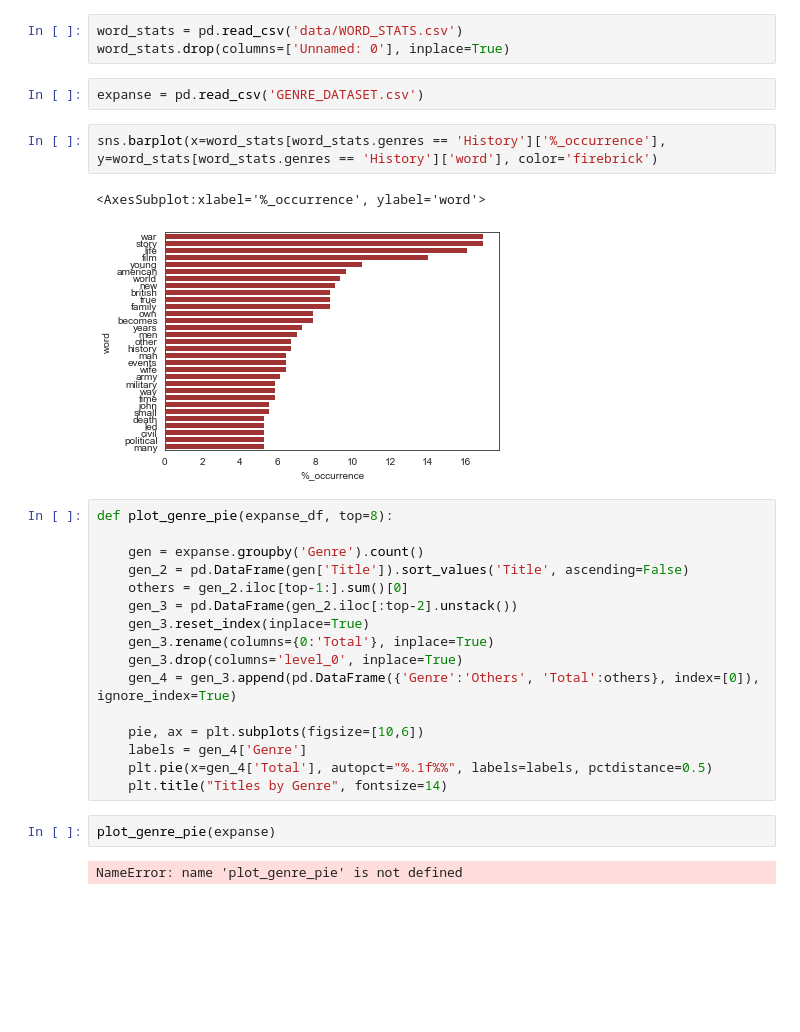
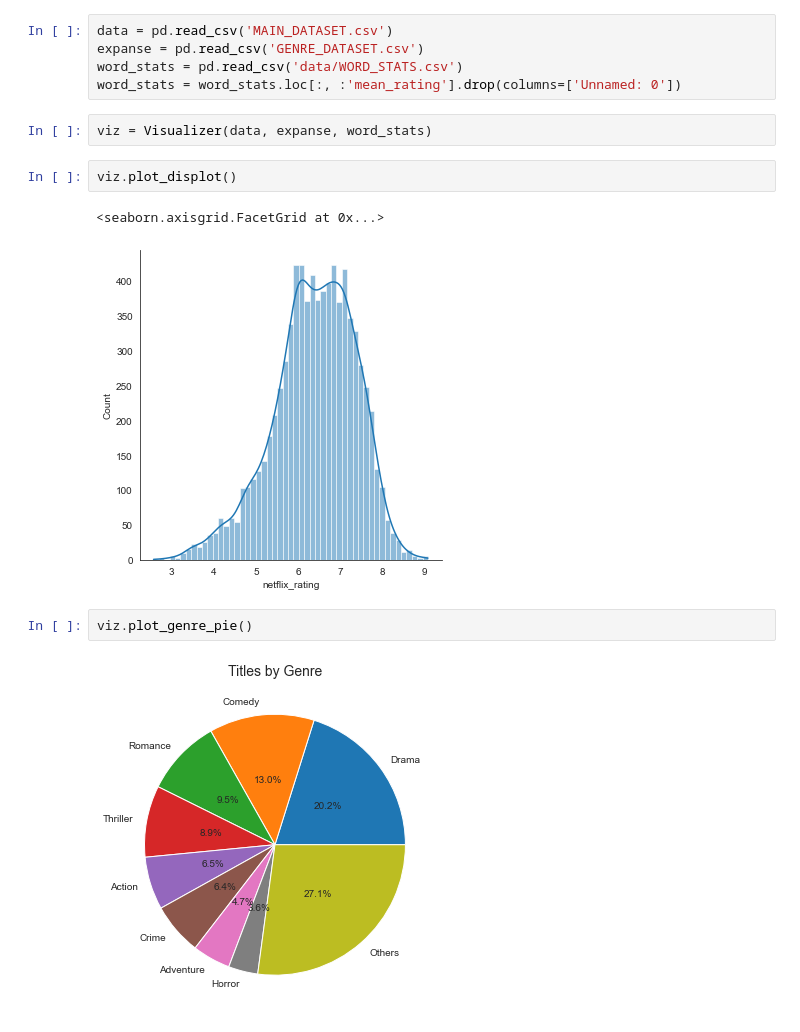
Before and after one commit to Garcipaldis/bridge_datascience_JorgeGarcia, a Jupyter notebook: EDA Project/visualization.ipynb, the cells around one changed output. Cells and saved outputs as stored; diff of their text form; blank space fills up the shorter version.

```diff
--- a/EDA Project/visualization.ipynb
+++ b/EDA Project/visualization.ipynb
@@ -9,30 +31,16 @@ sns.set_style("white")
 # %%
+data = pd.read_csv('MAIN_DATASET.csv')
+expanse = pd.read_csv('GENRE_DATASET.csv')
 word_stats = pd.read_csv('data/WORD_STATS.csv')
-word_stats.drop(columns=['Unnamed: 0'], inplace=True)
+word_stats = word_stats.loc[:, :'mean_rating'].drop(columns=['Unnamed: 0'])
-# %%
-expanse = pd.read_csv('GENRE_DATASET.csv')
-# %%
-sns.barplot(x=word_stats[word_stats.genres == 'History']['%_occurrence'], y=word_stats[word_stats.genres == 'History']['word'], color='firebrick')
-# %% [output]
-<AxesSubplot:xlabel='%_occurrence', ylabel='word'>
-[figure, removed]
-# %%
-def plot_genre_pie(expanse_df, top=8):
-
-    gen = expanse.groupby('Genre').count()
-    gen_2 = pd.DataFrame(gen['Title']).sort_values('Title', ascending=False)
-    others = gen_2.iloc[top-1:].sum()[0]
-    gen_3 = pd.DataFrame(gen_2.iloc[:top-2].unstack())
-    gen_3.reset_index(inplace=True)
-    gen_3.rename(columns={0:'Total'}, inplace=True)
-    gen_3.drop(columns='level_0', inplace=True)
-    gen_4 = gen_3.append(pd.DataFrame({'Genre':'Others', 'Total':others}, index=[0]), ignore_index=True)
-
-    pie, ax = plt.subplots(figsize=[10,6])
-    labels = gen_4['Genre']
-    plt.pie(x=gen_4['Total'], autopct="%.1f%%", labels=labels, pctdistance=0.5)
-    plt.title("Titles by Genre", fontsize=14)
-# %%
-plot_genre_pie(expanse)
-# %% [output]
-NameError: name 'plot_genre_pie' is not defined
+# %%
+viz = Visualizer(data, expanse, word_stats)
+# %%
+viz.plot_displot()
+# %% [output]
+<seaborn.axisgrid.FacetGrid at 0x...>
+[figure, added]
+# %%
+viz.plot_genre_pie()
+# %% [output]
+[figure, added]
```
Also changed, not shown: parts of 9 cells of this notebook, 36 other files.
